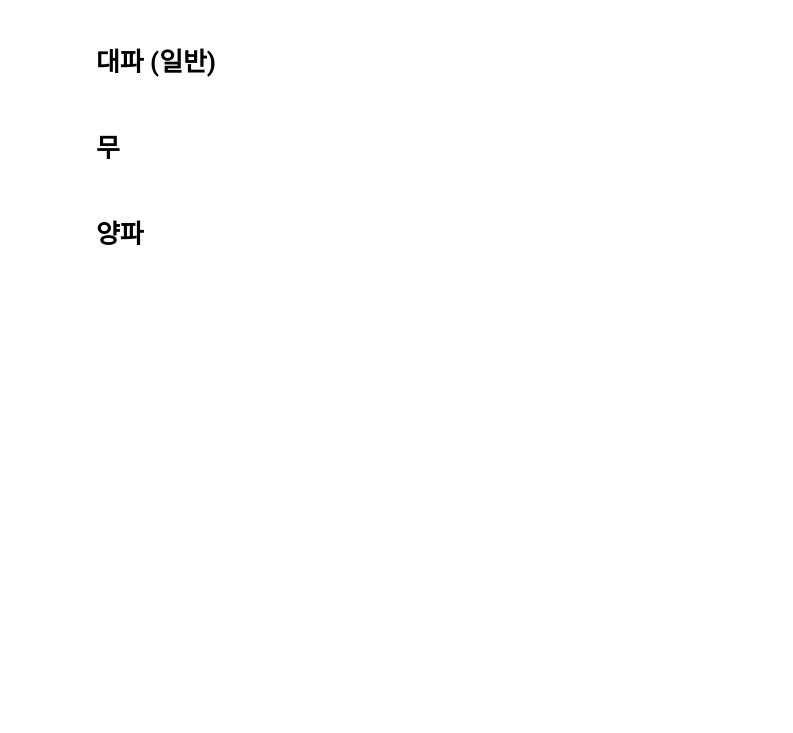
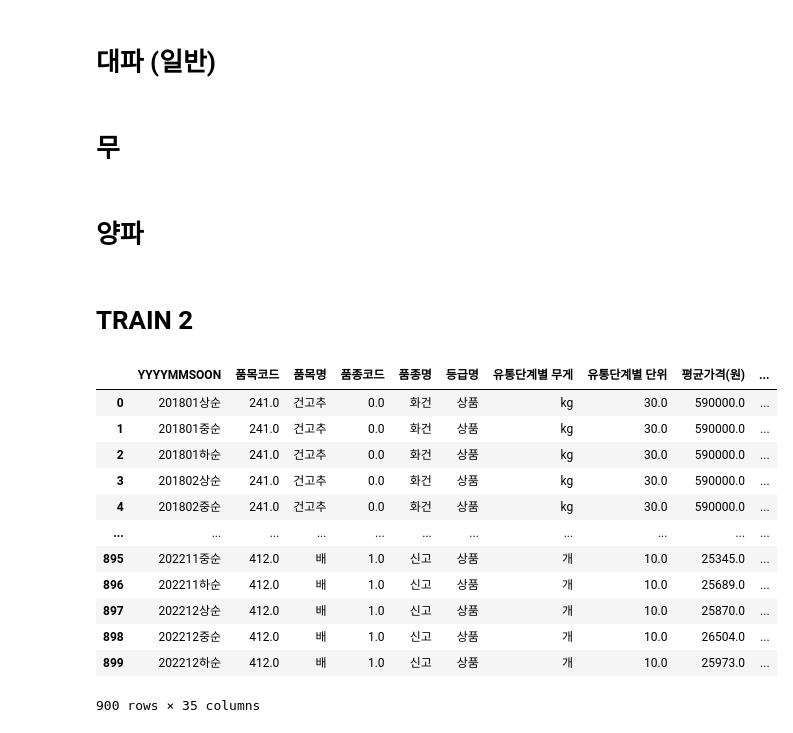
Before and after one commit to gaallmin/Prediction-of-Agricultural-Product-prices, a Jupyter notebook: second_round/feature_selection.ipynb, the cells around one changed output. Drawn from its saved outputs; the diff is of its cells as text; code cells hidden in the pictures; blank space fills up the shorter version.

```diff
--- a/second_round/feature_selection.ipynb
+++ b/second_round/feature_selection.ipynb
@@ -698,3 +698,22 @@ weather_price_plot(onion_data)
 # %%
 onion_data = dansu(meta_production, onion_data)
 onion_data = production_in_out_ratio(meta_nationwide_market, meta_production, onion_data, '양파')
+# %% [markdown]
+# TRAIN 2
+# %%
+train_2['품목(품종)명'] = train_2.apply(lambda x: x['품목명'] if x['품목명'] == x['품종명'] else f"{x['품목명']}({x['품종명']})", axis=1)
+train_2
+# %% [output]
+|  | YYYYMMSOON | 품목코드 | 품목명 | 품종코드 | 품종명 | 등급명 | 유통단계별 무게 | 유통단계별 단위 | 평균가격(원) | ... |
+| 0 | 201801상순 | 241.0 | 건고추 | 0.0 | 화건 | 상품 | kg | 30.0 | 590000.0 | ... |
+| 1 | 201801중순 | 241.0 | 건고추 | 0.0 | 화건 | 상품 | kg | 30.0 | 590000.0 | ... |
+| 2 | 201801하순 | 241.0 | 건고추 | 0.0 | 화건 | 상품 | kg | 30.0 | 590000.0 | ... |
+| 3 | 201802상순 | 241.0 | 건고추 | 0.0 | 화건 | 상품 | kg | 30.0 | 590000.0 | ... |
+| 4 | 201802중순 | 241.0 | 건고추 | 0.0 | 화건 | 상품 | kg | 30.0 | 590000.0 | ... |
+| ... | ... | ... | ... | ... | ... | ... | ... | ... | ... | ... |
+| 895 | 202211중순 | 412.0 | 배 | 1.0 | 신고 | 상품 | 개 | 10.0 | 25345.0 | ... |
+| 896 | 202211하순 | 412.0 | 배 | 1.0 | 신고 | 상품 | 개 | 10.0 | 25689.0 | ... |
+| 897 | 202212상순 | 412.0 | 배 | 1.0 | 신고 | 상품 | 개 | 10.0 | 25870.0 | ... |
+| 898 | 202212중순 | 412.0 | 배 | 1.0 | 신고 | 상품 | 개 | 10.0 | 26504.0 | ... |
+| 899 | 202212하순 | 412.0 | 배 | 1.0 | 신고 | 상품 | 개 | 10.0 | 25973.0 | ... |
+900 rows × 35 columns
```
Also changed, not shown: parts of 16 cells of this notebook.
